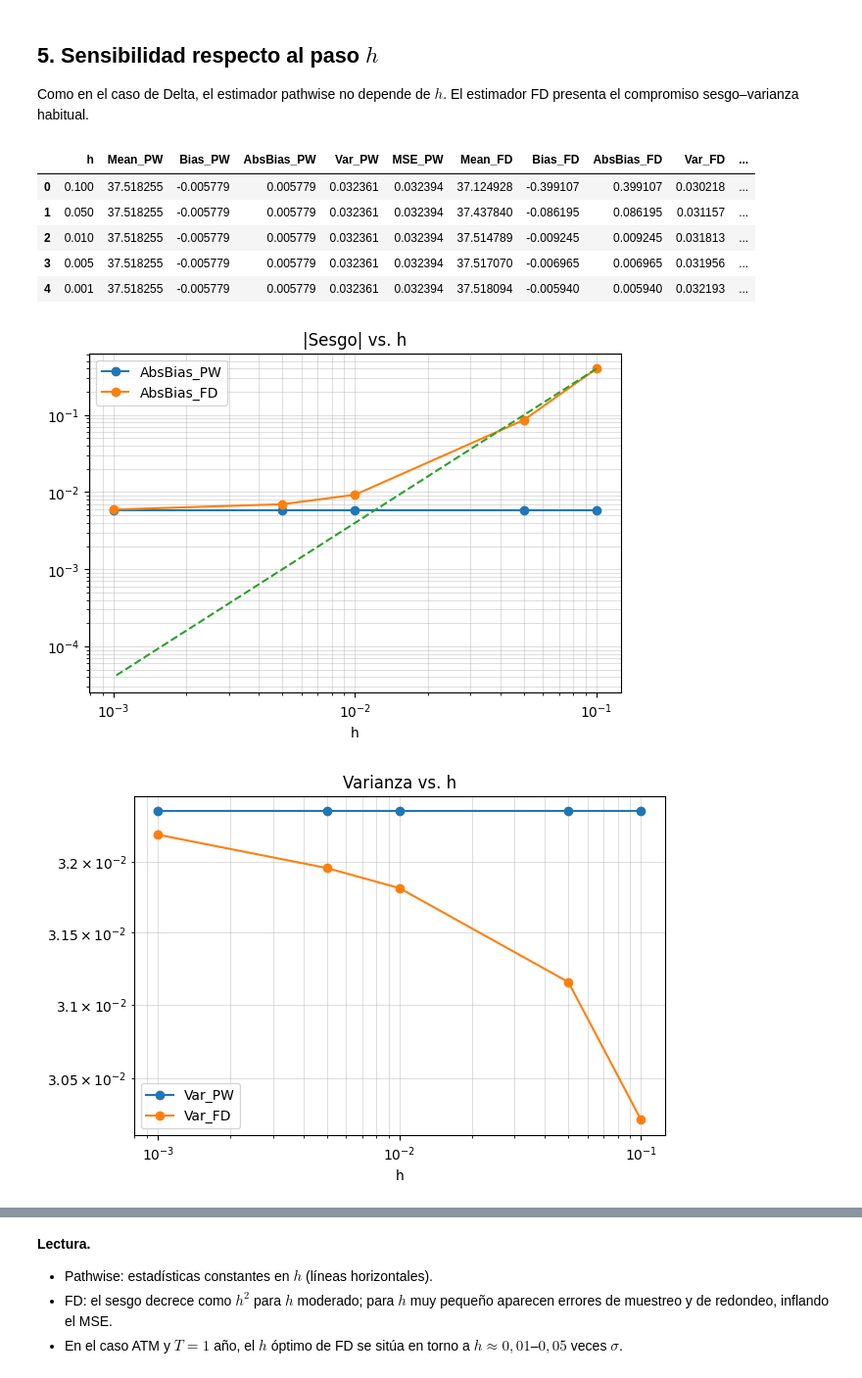
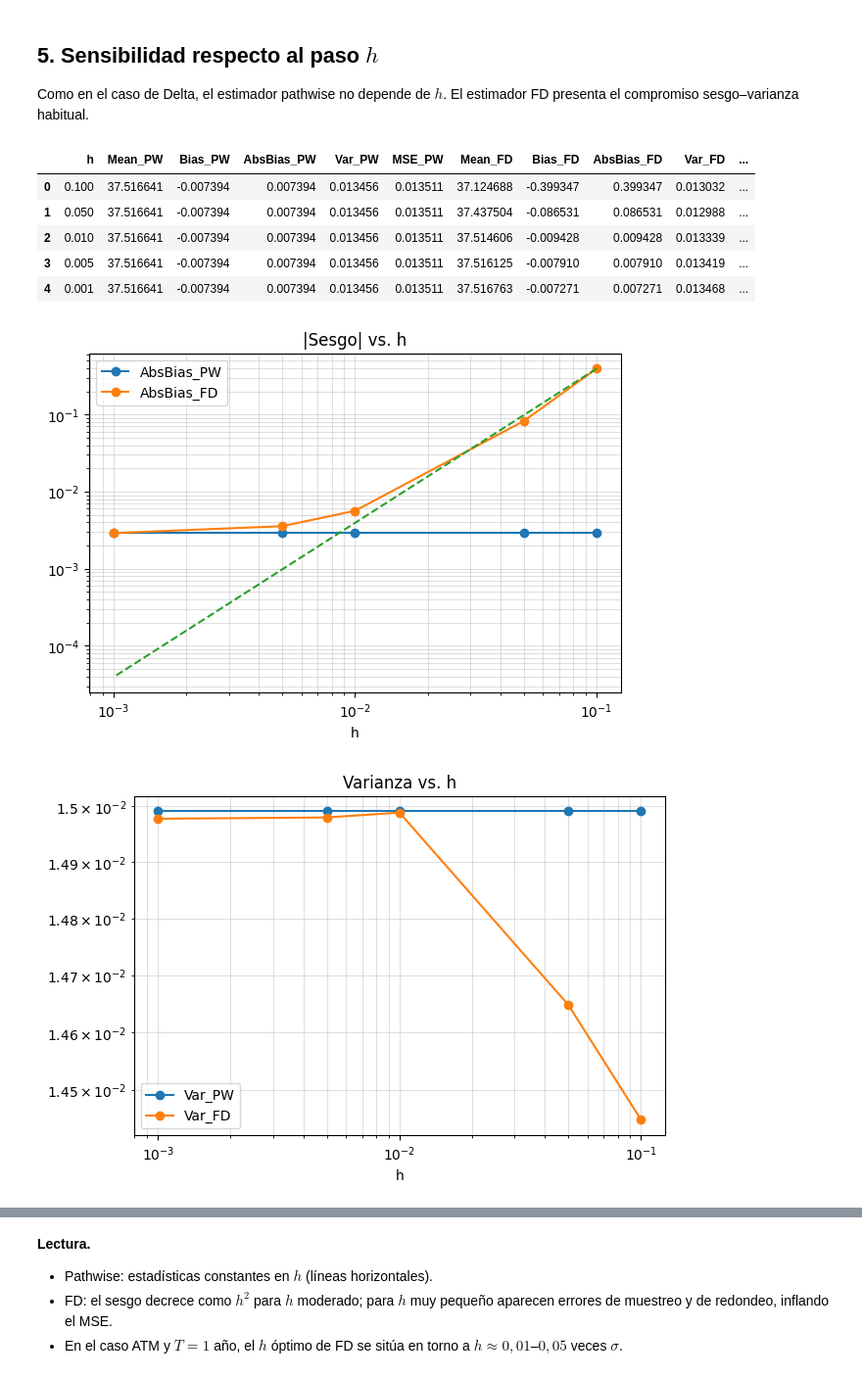
Before and after one commit to macaplazaaguilar-lab/pfm_macarena_plaza, a Jupyter notebook: black_scholes/03_BS_vega.ipynb, the cells around one changed output, grey strips where cells are left out. Shown at 98% size. Drawn from its saved outputs; the diff is of its cells as text; code cells hidden in the pictures.

```diff
--- a/black_scholes/03_BS_vega.ipynb
+++ b/black_scholes/03_BS_vega.ipynb
@@ -40,7 +40,7 @@ SEED      = 3
 # %% [markdown]
 ## 2. Validación puntual
 # %%
-N = 100_000
+N = 20_000
 h = 0.01 * sigma     # paso relativo del 1 % sobre sigma
 
 rng = np.random.default_rng(SEED)
@@ -192,8 +192,8 @@ plt.show()
 Como en el caso de Delta, el estimador pathwise no depende de $h$. El estimador FD presenta el compromiso sesgo–varianza habitual.
 # %%
 h_list = [0.1, 0.05, 0.01, 0.005, 0.001]
-N_h = 10_000
-M_h = 200
+N_h = 20_000
+M_h = 100
 
 rng = np.random.default_rng(SEED)
 
@@ -204,38 +204,38 @@ for j in range(M_h):
     Z = rng.normal(0.0, 1.0, (N_h, NoOfSteps))
 
     paths = GeneratePathsGBM_givenZ(Z, T, r, sigma, S0)
     pw_all[j] = PathwiseVega(CP, S0, paths["S"], K, r, T, sigma)
 
     for h_val in h_list:
         fd_all[h_val][j] = FD_Vega(CP, S0, K, sigma, T, r, h_val, Z)
 
 mean_pw = np.mean(pw_all);   var_pw = np.var(pw_all, ddof=1)
 bias_pw = mean_pw - vega_BS; mse_pw = var_pw + bias_pw**2
 
 rows = []
 for h_val in h_list:
     fd_v = fd_all[h_val]
     mean_fd = np.mean(fd_v); var_fd = np.var(fd_v, ddof=1)
     bias_fd = mean_fd - vega_BS; mse_fd = var_fd + bias_fd**2
     rows.append([
         h_val,
         mean_pw, bias_pw, abs(bias_pw), var_pw, mse_pw,
         mean_fd, bias_fd, abs(bias_fd), var_fd, mse_fd
     ])
 
 df_h = pd.DataFrame(rows, columns=[
     "h",
     "Mean_PW", "Bias_PW", "AbsBias_PW", "Var_PW", "MSE_PW",
     "Mean_FD", "Bias_FD", "AbsBias_FD", "Var_FD", "MSE_FD"
 ])
 df_h
 # %% [output]
 |  | h | Mean_PW | Bias_PW | AbsBias_PW | Var_PW | MSE_PW | Mean_FD | Bias_FD | AbsBias_FD | Var_FD | ... |
-| 0 | 0.100 | 37.518255 | -0.005779 | 0.005779 | 0.032361 | 0.032394 | 37.124928 | -0.399107 | 0.399107 | 0.030218 | ... |
-| 1 | 0.050 | 37.518255 | -0.005779 | 0.005779 | 0.032361 | 0.032394 | 37.437840 | -0.086195 | 0.086195 | 0.031157 | ... |
-| 2 | 0.010 | 37.518255 | -0.005779 | 0.005779 | 0.032361 | 0.032394 | 37.514789 | -0.009245 | 0.009245 | 0.031813 | ... |
-| 3 | 0.005 | 37.518255 | -0.005779 | 0.005779 | 0.032361 | 0.032394 | 37.517070 | -0.006965 | 0.006965 | 0.031956 | ... |
-| 4 | 0.001 | 37.518255 | -0.005779 | 0.005779 | 0.032361 | 0.032394 | 37.518094 | -0.005940 | 0.005940 | 0.032193 | ... |
+| 0 | 0.100 | 37.516641 | -0.007394 | 0.007394 | 0.013456 | 0.013511 | 37.124688 | -0.399347 | 0.399347 | 0.013032 | ... |
+| 1 | 0.050 | 37.516641 | -0.007394 | 0.007394 | 0.013456 | 0.013511 | 37.437504 | -0.086531 | 0.086531 | 0.012988 | ... |
+| 2 | 0.010 | 37.516641 | -0.007394 | 0.007394 | 0.013456 | 0.013511 | 37.514606 | -0.009428 | 0.009428 | 0.013339 | ... |
+| 3 | 0.005 | 37.516641 | -0.007394 | 0.007394 | 0.013456 | 0.013511 | 37.516125 | -0.007910 | 0.007910 | 0.013419 | ... |
+| 4 | 0.001 | 37.516641 | -0.007394 | 0.007394 | 0.013456 | 0.013511 | 37.516763 | -0.007271 | 0.007271 | 0.013468 | ... |
 # %%
 df_h.plot(x="h", y=["AbsBias_PW", "AbsBias_FD"], logx=True, logy=True,
           marker="o", figsize=(7,4.5), title="|Sesgo| vs. h").grid(True, which="both", alpha=0.4)
@@ -245,13 +245,13 @@ plt.loglog(df_h["h"], scale * df_h["h"]**2, "--",label=r"Referencia $\mathcal{O}
 
 plt.show()
 # %% [output]
-[figure, old version]
+[figure, new version]
 # %%
 df_h.plot(x="h", y=["Var_PW", "Var_FD"], logx=True, logy=True,
           marker="o", figsize=(7,4.5), title="Varianza vs. h").grid(True, which="both", alpha=0.4)
 plt.show()
 # %% [output]
-[figure, old version]
+[figure, new version]
 # %%
 df_h.plot(x="h", y=["MSE_PW", "MSE_FD"], logx=True, logy=True,
           marker="o", figsize=(7,4.5), title="MSE vs. h").grid(True, which="both", alpha=0.4)
```
Also changed, not shown: parts of 3 cells of this notebook, 31 other files.
